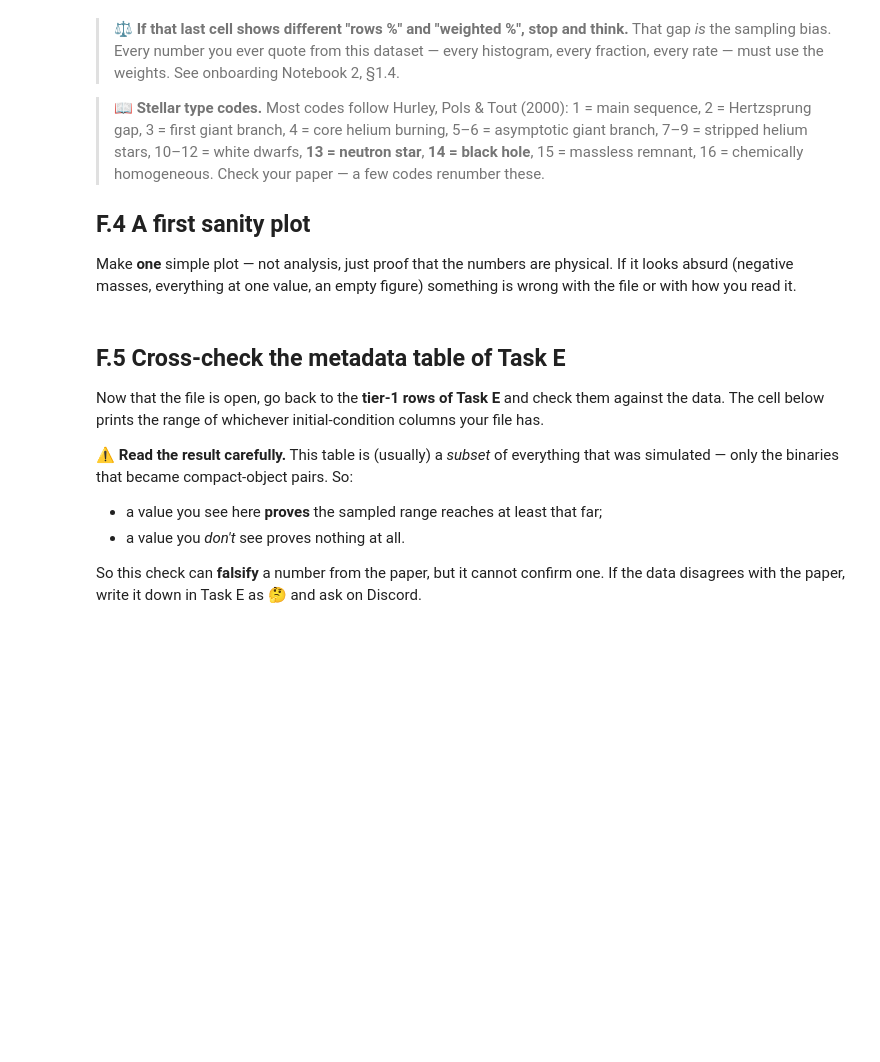
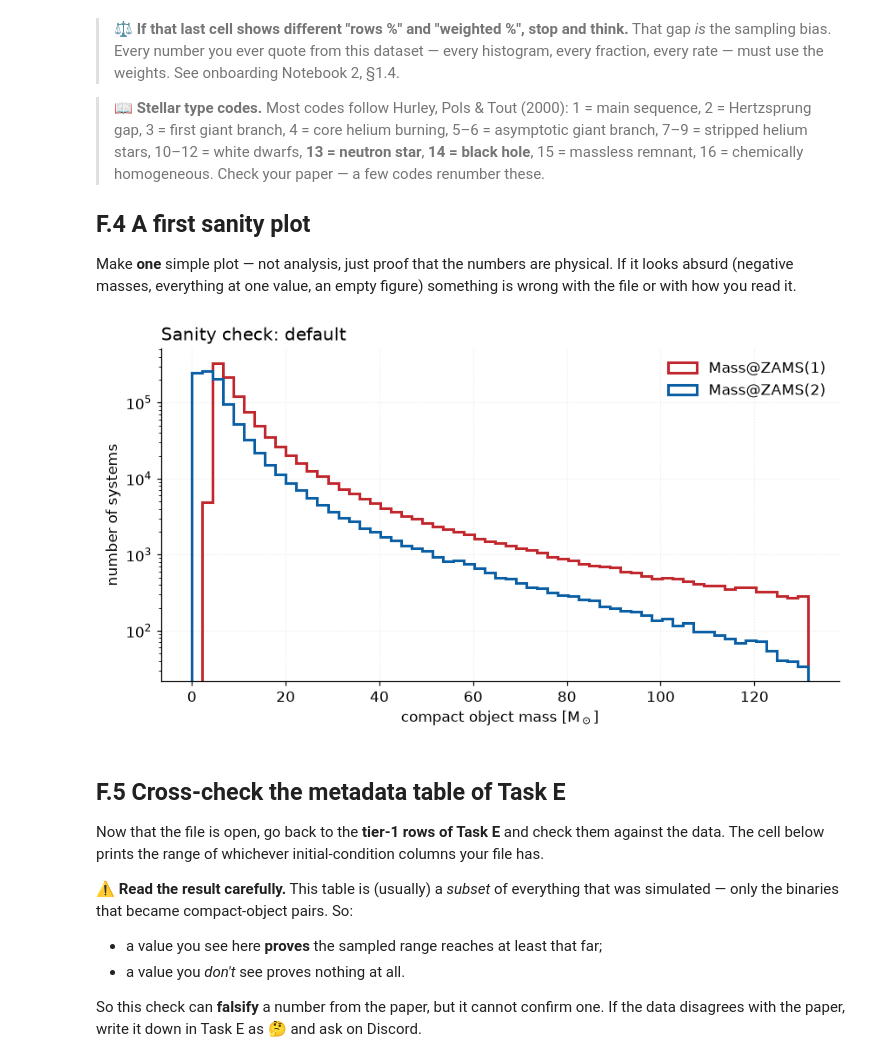
Before and after one commit to HammieG/growl-catalog, a Jupyter notebook: GROWL_TF_individual_data_projects/individual_project_folders/gwlandscape-default/step1_Tanush.ipynb, the cells around one changed output. Cells and saved outputs as stored; diff of their text form; code cells hidden in the pictures; blank space fills up the shorter version.

```diff
--- a/GROWL_TF_individual_data_projects/individual_project_folders/gwlandscape-default/step1_Tanush.ipynb
+++ b/GROWL_TF_individual_data_projects/individual_project_folders/gwlandscape-default/step1_Tanush.ipynb
@@ -520,23 +554,21 @@ import os
 # =============================================================================
 
 # ---- LOCAL: the only line anyone needs to change on their own machine -------
-PATH = "/path/to/your/growl-data/"      # <- change this to where YOU keep the data
+PATH = "/home/tanush/Downloads/GROWL"
 
 # ---- SHARED: everyone uses exactly these names ------------------------------
-name_folder = "<firstauthor>-<yyyy>-<tag>"     # e.g. "vanson-2022-nopeaks"
+name_folder = "GWLandscapeDefault_v02_39_01"          # e.g. "vanSon22noPeaks"
 
-file_name = "<file>.h5"                        # the data file inside each submodel folder
+file_name = "Zuniform.h5"                        # the data file inside each submodel folder
                                                # (if submodels have different file names, put the
                                                #  name in the dictionary below instead)
 
 # submodel folder name  ->  short label for plots and tables
 submodels = {
-    "<submodel_folder_1>": "fiducial",
-    "<submodel_folder_2>": "<short label>",
-    "<submodel_folder_3>": "<short label>",
+    "Log-Uniform Z": "default",
 }
 
-fiducial = "<submodel_folder_1>"               # which key above is the fiducial model
+fiducial = "Log-Uniform Z"               # which key above is the fiducial model
 
 # ---- built automatically: do not edit --------------------------------------
 data_paths = {
@@ -1209,25 +1291,27 @@ or with how you read it.
 # %%
 import matplotlib.pyplot as plt
 
 plt.rcParams.update({"figure.dpi": 110, "font.size": 11, "axes.grid": True,
                      "grid.alpha": 0.25, "grid.linestyle": ":",
                      "axes.spines.top": False, "axes.spines.right": False,
                      "legend.frameon": False})
 
-M1, M2 = "Mass(1)", "Mass(2)"        # <-- change to your column names
+M1, M2 = "Mass@ZAMS(1)", "Mass@ZAMS(2)"        # <-- change to your column names
 w = df[WEIGHT_COLUMN] if WEIGHT_COLUMN else None
 
 fig, ax = plt.subplots(figsize=(8, 4.5))
 bins = np.linspace(0, np.nanpercentile(df[[M1, M2]].values, 99.9), 60)
 ax.hist(df[M1], bins=bins, weights=w, histtype="step", lw=2, color="#C1272D", label=M1)
 ax.hist(df[M2], bins=bins, weights=w, histtype="step", lw=2, color="#0B5FA5", label=M2)
 ax.set_yscale("log")
 ax.set_xlabel(r"compact object mass [M$_\odot$]")
 ax.set_ylabel("weighted count" if WEIGHT_COLUMN else "number of systems")
 ax.set_title(f"Sanity check: {submodels[fiducial]}", loc="left")
 ax.legend()
 plt.tight_layout()
 plt.show()
+# %% [output]
+[figure, added]
 # %% [markdown]
 ## F.5 Cross-check the metadata table of Task E
 
```
Also changed, not shown: parts of 26 cells of this notebook, 3 other files.
